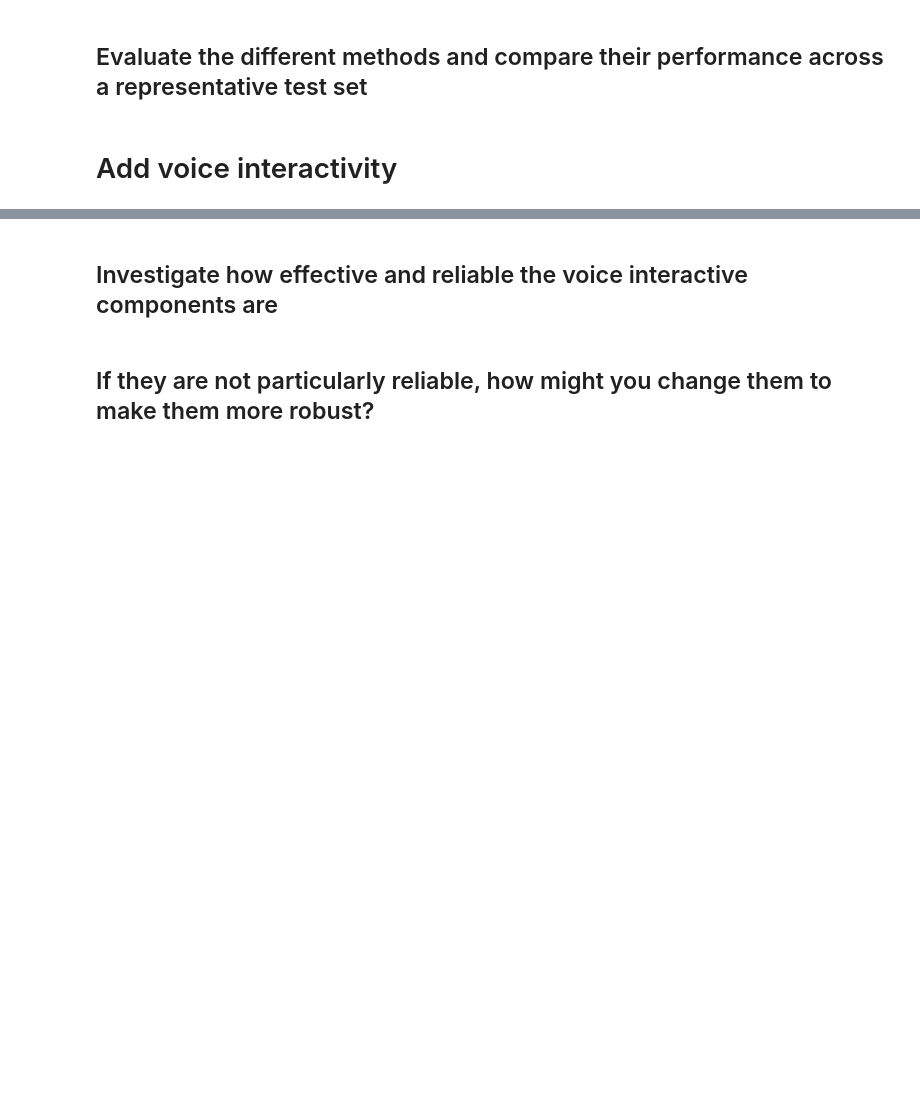
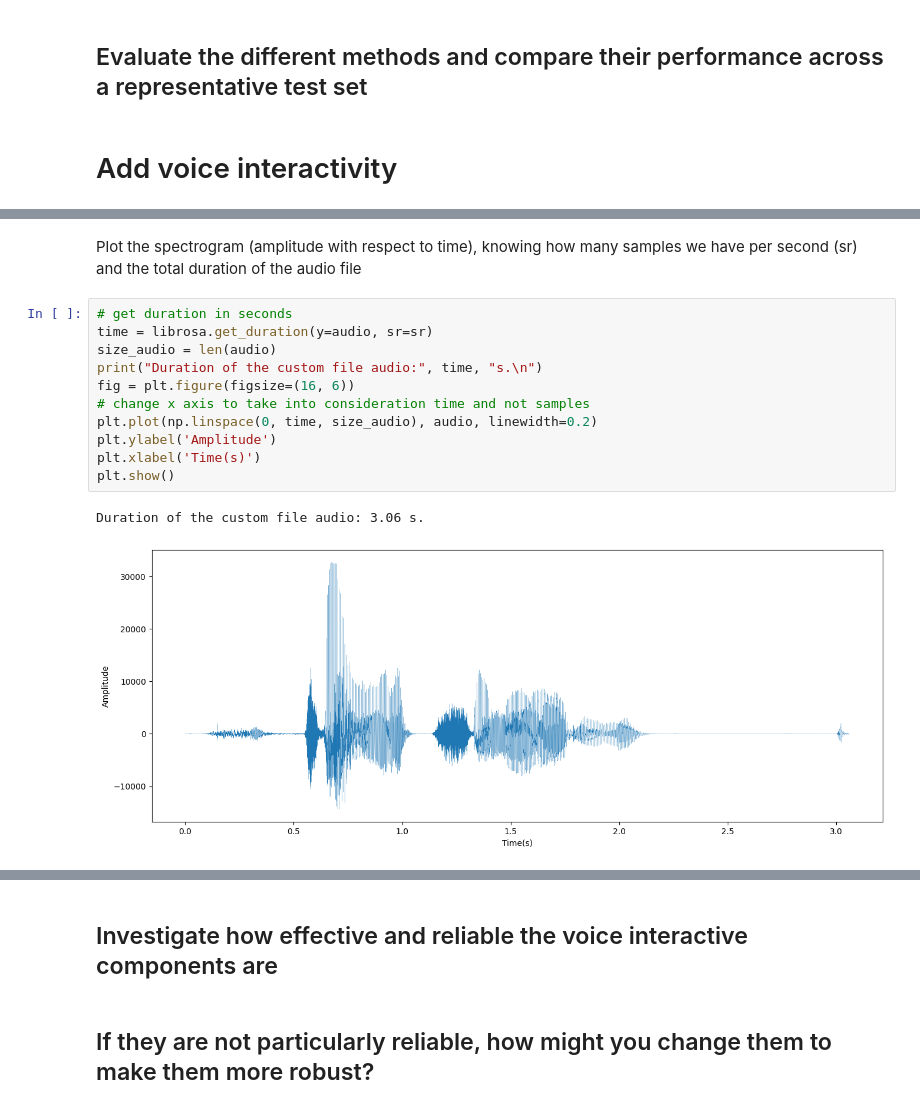
Before and after one commit to Ele975/ML_project2, a Jupyter notebook: AML_project2.ipynb, the cells around one changed output, grey strips where cells are left out. Cells and saved outputs as stored; diff of their text form; blank space fills up the shorter version.

```diff
--- a/AML_project2.ipynb
+++ b/AML_project2.ipynb
@@ -286,0 +480,16 @@ Similarity: 0.6060172
+# %% [markdown]
+Plot the spectrogram (amplitude with respect to time), knowing how many samples we have per second (sr) and the total duration of the audio file
+# %%
+# get duration in seconds
+time = librosa.get_duration(y=audio, sr=sr)
+size_audio = len(audio)
+print("Duration of the custom file audio:", time, "s.\n")
+fig = plt.figure(figsize=(16, 6))
+# change x axis to take into consideration time and not samples
+plt.plot(np.linspace(0, time, size_audio), audio, linewidth=0.2)
+plt.ylabel('Amplitude')
+plt.xlabel('Time(s)')
+plt.show()
+# %% [output]
+Duration of the custom file audio: 3.06 s.
+[figure, added]
```
Also changed, not shown: parts of 20 cells of this notebook.
